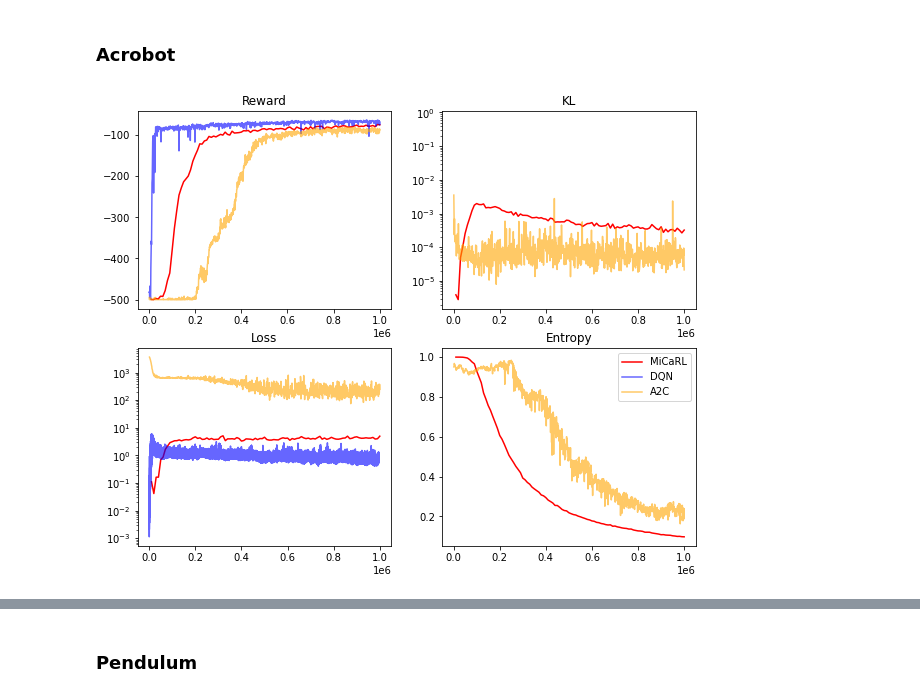
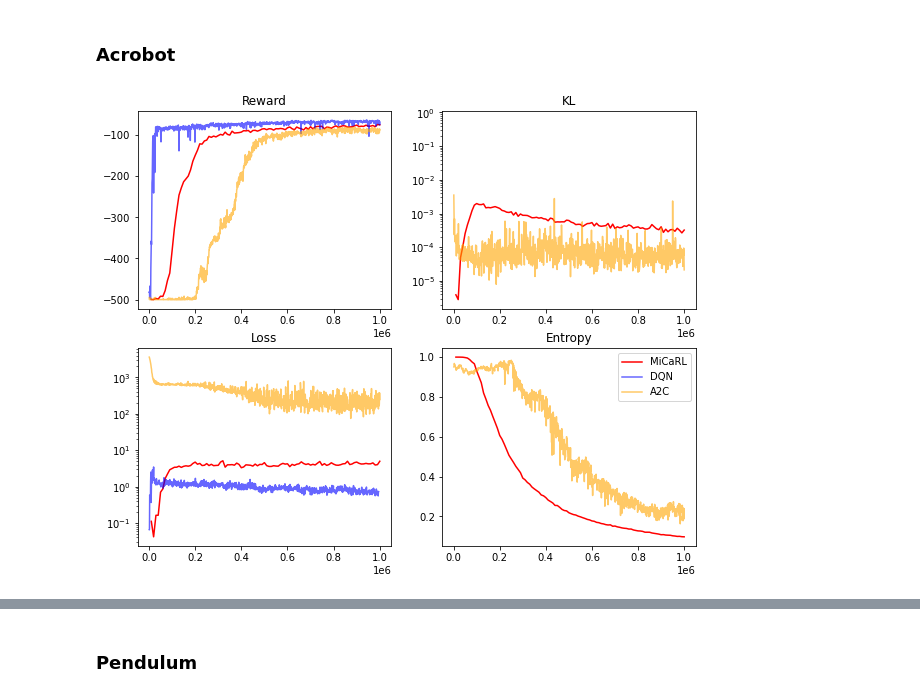
Before and after one commit to riccardodv/MirrorRL, a Jupyter notebook: analyse.ipynb, the cells around one changed output, grey strips where cells are left out. Saved outputs shown, nothing was run; the diff lists cells and outputs as text; code cells hidden in the pictures.

```diff
--- a/analyse.ipynb
+++ b/analyse.ipynb
@@ -790,8 +683,8 @@ plt.savefig("./Figures/all_agents_cartpole"+".pdf", format='pdf')
 # %%
 path1 = "ray_results/run_2022-05-22_21-51-02/"
 path2 = "results/solving_acrobot/a2c_cartpole/2/manager_data"
 path3 = "results/solving_acrobot/dqn_acrobot/1/manager_data"
-plot_agents_comparison([path1,path2, path3], choose_nb=50, id="acrobot")
+plot_agents_comparison([path1,path2, path3], choose_nb=50, id="acrobot", rolling_window=1, every_nb_step = 1000)
 plt.savefig("./Figures/all_agents_acrobot"+".pdf", format='pdf')
 # %% [output]
-[figure, old version]
+[figure, new version]
```
Also changed, not shown: parts of 15 cells of this notebook.
